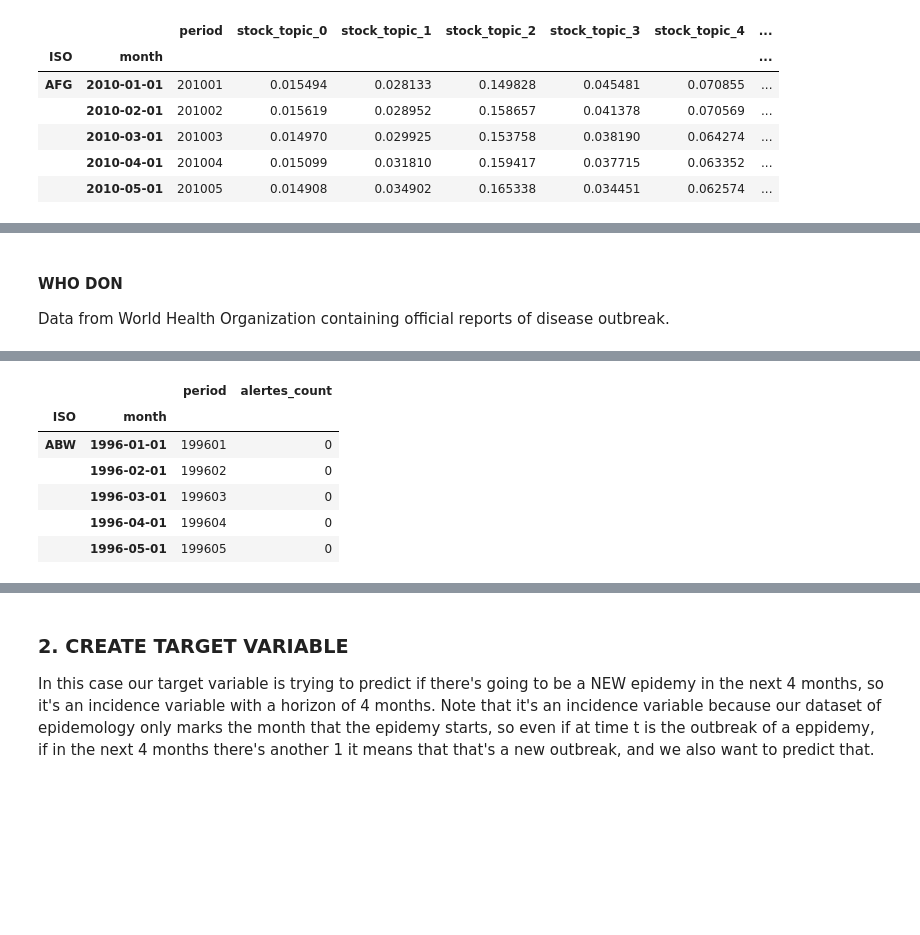
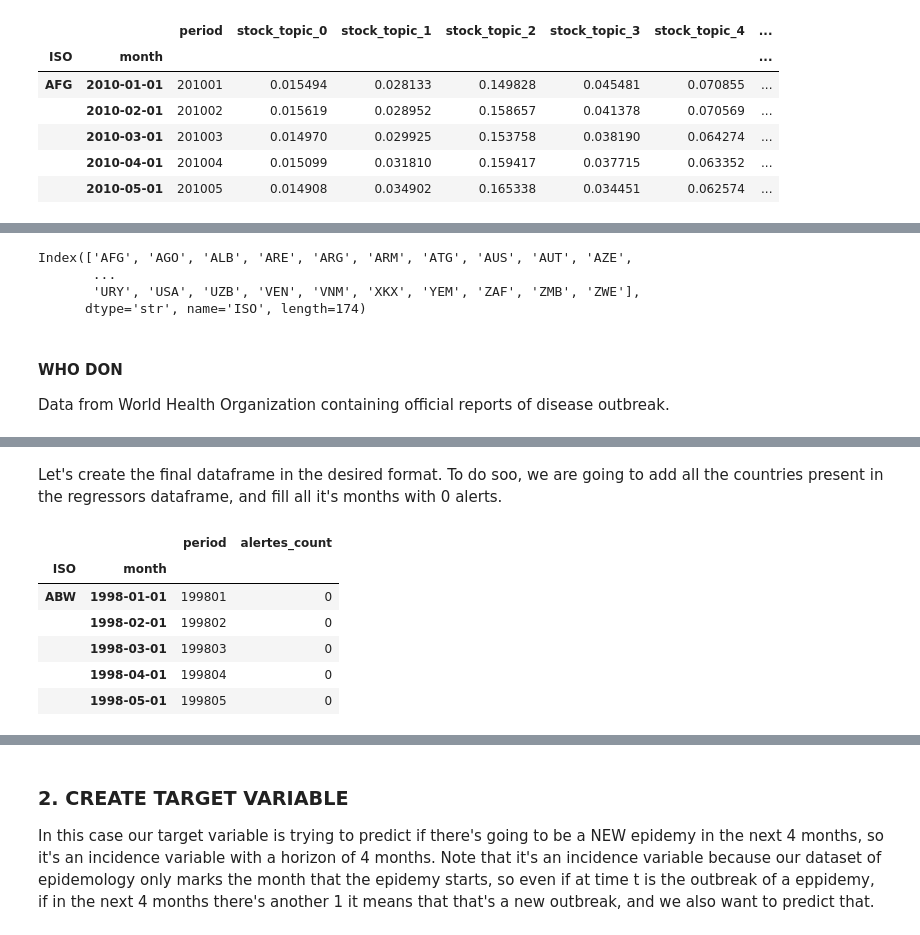
Before and after one commit to ericGutierrezM/forecasting_epidemics, a Jupyter notebook: pipeline.ipynb, the cells around one changed output, grey strips where cells are left out. Saved outputs shown, nothing was run; the diff lists cells and outputs as text; code cells hidden in the pictures; blank space fills up the shorter version.

```diff
--- a/pipeline.ipynb
+++ b/pipeline.ipynb
@@ -263,0 +377,10 @@ reg_monthly[cols_to_trend] = reg_monthly[cols_to_trend].fillna(reg_monthly[cols_
+# %%
+# 1. Ensure 'Year' is an integer for proper numerical comparison
+reg_filtered['Year'] = reg_filtered['Year'].astype(int)
+
+# 2. Keep only the rows from 2000 onwards using your ALREADY filtered dataframe
+reg_filtered = reg_filtered[reg_filtered['Year'] >= 2000]
+
+# Print the final validation
+print(f"Data now ranges from Year: {reg_filtered['Year'].min()} to {reg_filtered['Year'].max()}")
+print(f"Total rows remaining in the dataset: {len(reg_filtered)}")
@@ -398,3 +574,10 @@ text.head()
+# %%
+text.index.get_level_values('ISO').unique()
+# %% [output]
+Index(['AFG', 'AGO', 'ALB', 'ARE', 'ARG', 'ARM', 'ATG', 'AUS', 'AUT', 'AZE',
+       ...
+       'URY', 'USA', 'UZB', 'VEN', 'VNM', 'XKX', 'YEM', 'ZAF', 'ZMB', 'ZWE'],
+      dtype='str', name='ISO', length=174)
 # %%
 text.to_csv("data/text.csv", index=True)
 # %% [markdown]
@@ -419,62 +602,72 @@ Index(['id_outbreak', 'Year', 'icd10n', 'icd103n', 'icd104n', 'icd10c',
 | 3 | 2026AUTU071 | 2026 | Provisional assignment of new dis... | Emergency use of U07 | COVID-19, virus identified | U00-U49 | U07 | U071 | COVID-19 | Infectious disease caused by the ... | ... |
 | 4 | 2026BELU071 | 2026 | Provisional assignment of new dis... | Emergency use of U07 | COVID-19, virus identified | U00-U49 | U07 | U071 | COVID-19 | Infectious disease caused by the ... | ... |
 | 5 | 2026BFAU071 | 2026 | Provisional assignment of new dis... | Emergency use of U07 | COVID-19, virus identified | U00-U49 | U07 | U071 | COVID-19 | Infectious disease caused by the ... | ... |
+# %% [markdown]
+Let's create the final dataframe in the desired format. To do soo, we are going to add all the countries present in the regressors dataframe, and fill all it's months with 0 alerts.
 # %%
-### CODE HERE -
-
-import pandas as pd
-
-# 1. Clean the initial WHO DON dataset
+# Clean the initial WHO DON dataset
 don = don.dropna(subset=['Year', 'iso3'])
 don['Year'] = don['Year'].astype(int)
 
 # Remove COVID-19 to eliminate bulk reporting noise
 don = don[~don['Disease'].str.contains('COVID', case=False, na=False)]
 
-# 2. Aggregate outbreak events per country and year
+# Aggregate outbreak events per country and year
 don_yearly = don.groupby(['iso3', 'Year']).size().reset_index(name='alertes_count')
 don_yearly = don_yearly.rename(columns={'iso3': 'ISO'})
 
-# 🔥 EL TRUC CLAU: Sumem 1 any a la columna 'Year' de les alertes.
-# Així, les alertes que van passar realment el 2023 quedaran etiquetades com a "Year = 2024".
-# Quan fem el merge amb la graella del 2024, s'ajuntaran correctament!
+# Shift 1 year forward to prevent data leakage (2023 alerts become 2024 feature)
 don_yearly['Year'] = don_yearly['Year'] + 1
 
-# 3. Generate a master grid containing ALL countries for ALL months
-all_countries = don['ISO'].unique() if 'ISO' in don.columns else don['iso3'].unique()
-all_years = don['Year'].unique()
+# Extract unique countries from both dataframes to ensure full alignment
+don_countries = don['ISO'].unique() if 'ISO' in don.columns else don['iso3'].unique()
+if 'ISO' in regressors.columns:
+    reg_countries = regressors['ISO'].unique()
+else:
+    reg_countries = regressors.index.get_level_values('ISO').unique()
+
+# Combine both lists using a set union to eliminate duplicates
+all_countries = list(set(don_countries).union(set(reg_countries)))
+
+# Generate a master grid containing ALL combined countries for ALL months
+all_years = don_yearly['Year'].unique()
 all_months = range(1, 13)  # Months from 1 to 12
 
-# Build the complete combination matrix
+# Build the complete combination matrix (now including the missing countries)
 grid = pd.MultiIndex.from_product(
     [all_countries, all_years, all_months],
     names=['ISO', 'Year', 'month_num']
 ).to_frame(index=False)
 
 # Create the temporary 'period' string to generate the precise datetime format
 grid['period'] = (grid['Year'].astype(str) + grid['month_num'].astype(str).str.zfill(2))
 
-# 4. Convert 'month' into a proper datetime object using your exact format logic
+# Convert 'month' into a proper datetime object using your exact format logic
 grid['month'] = pd.to_datetime(grid['period'], format='%Y%m')
 
-# 5. Merge the shifted annual alert counts into our monthly master grid
-# Ara estem buscant el 'Year' de la graella amb el 'Year' modificat (l'any passat) de les alertes
+# Merge the shifted annual alert counts into our monthly master grid
 don = grid.merge(don_yearly, on=['ISO', 'Year'], how='left')
 
-# Fill missing entries with 0 for months/countries with no recorded alerts
+# Fill missing entries with 0 (this will automatically catch the new countries and empty months)
 don['alertes_count'] = don['alertes_count'].fillna(0).astype(int)
 
-# 6. Keep only the necessary columns, set the exact MultiIndex, and sort
+don['month'] = pd.to_datetime(don['month'])
+
+# Keep only the necessary columns, set the exact MultiIndex, and sort
 df_filtered = don[['ISO', 'month', 'period', 'alertes_count']].copy()
 don = df_filtered.set_index(['ISO', 'month']).sort_index()
 
+# Delete the first year because it contains artificial zeros from the time shift
+first_year = don.index.get_level_values('month').min().year
+don = don[don.index.get_level_values('month').year > first_year].sort_index()
+
 # Verify the final structure matching your project standard
 don.head()
 # %% [output]
 |  |  | period | alertes_count |
 | ISO | month |  |  |
-| ABW | 1996-01-01 | 199601 | 0 |
-|  | 1996-02-01 | 199602 | 0 |
-|  | 1996-03-01 | 199603 | 0 |
-|  | 1996-04-01 | 199604 | 0 |
-|  | 1996-05-01 | 199605 | 0 |
+| ABW | 1998-01-01 | 199801 | 0 |
+|  | 1998-02-01 | 199802 | 0 |
+|  | 1998-03-01 | 199803 | 0 |
+|  | 1998-04-01 | 199804 | 0 |
+|  | 1998-05-01 | 199805 | 0 |
```
Also changed, not shown: parts of 55 cells of this notebook, 3 other files.
